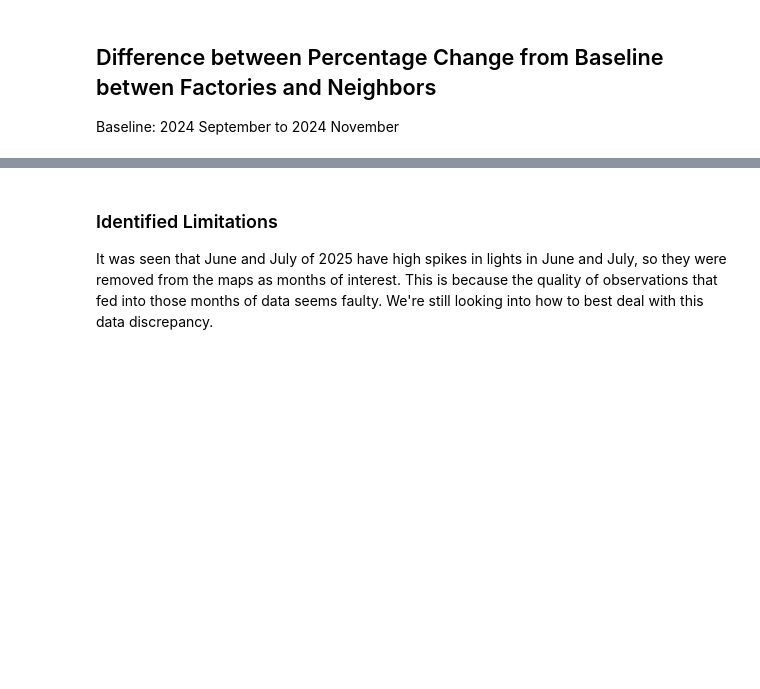
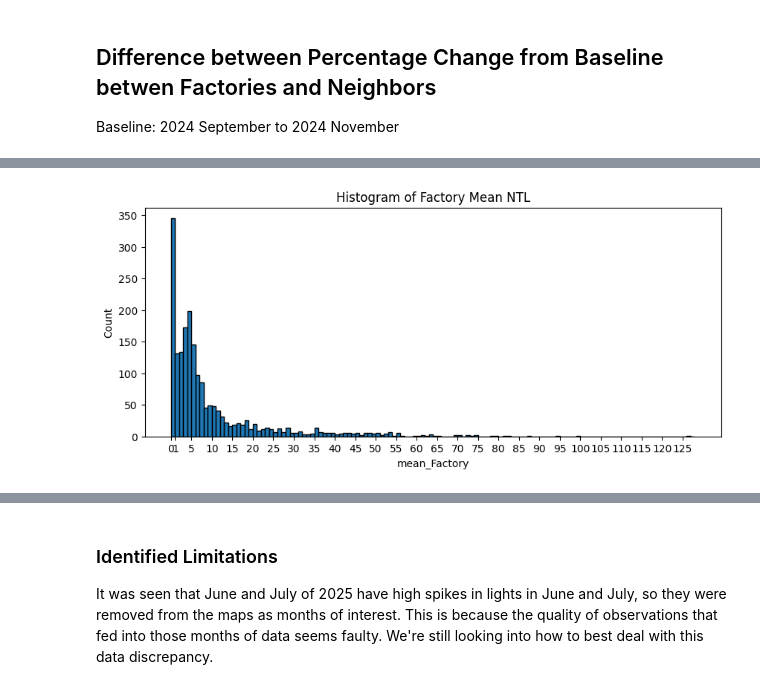
Before and after one commit to datapartnership/syria-economic-monitor, a Jupyter notebook: notebooks/ntl-analysis/ntl-drugs.ipynb, the cells around one changed output, grey strips where cells are left out. Drawn from its saved outputs; the diff is of its cells as text; code cells hidden in the pictures; blank space fills up the shorter version.

```diff
--- a/notebooks/ntl-analysis/ntl-drugs.ipynb
+++ b/notebooks/ntl-analysis/ntl-drugs.ipynb
@@ -340,0 +378,16 @@ pivot
+# %%
+series = pivot['mean_Factory'].dropna()
+max_edge = max(1, int(np.ceil(series.max())))
+bins = [0, 1] + list(range(2, max_edge + 2))
+
+tick_positions = [0, 1] + list(range(5, max_edge + 2, 5))
+
+plt.figure(figsize=(10, 4))
+plt.hist(series, bins=bins, edgecolor='black')
+plt.xticks(tick_positions)
+plt.xlabel('mean_Factory')
+plt.ylabel('Count')
+plt.title('Histogram of Factory Mean NTL')
+plt.show()
+# %% [output]
+[figure, added]
```
Also changed, not shown: parts of 9 cells of this notebook.
